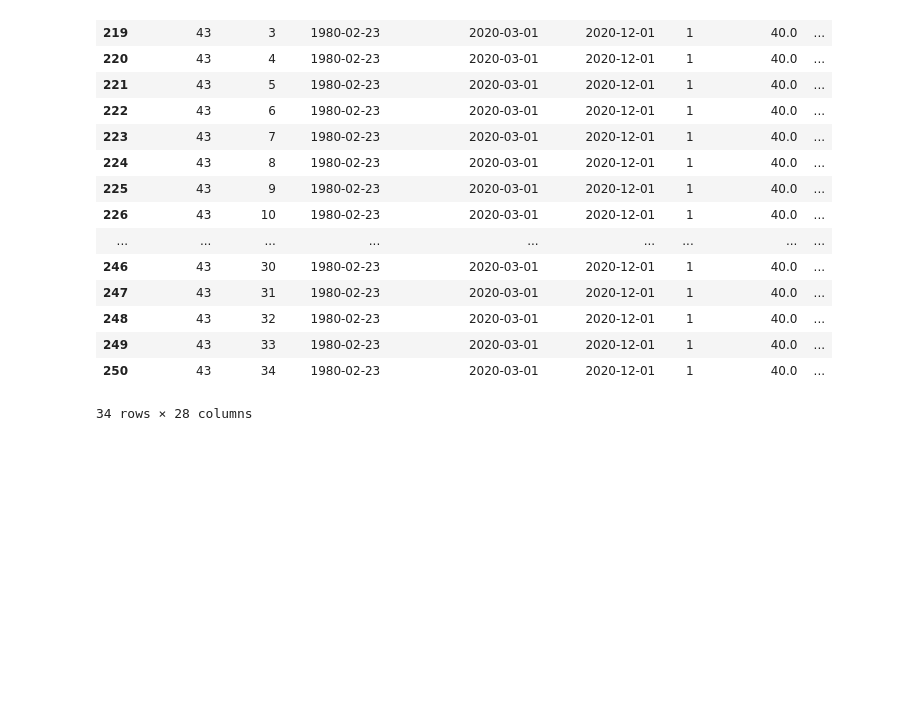
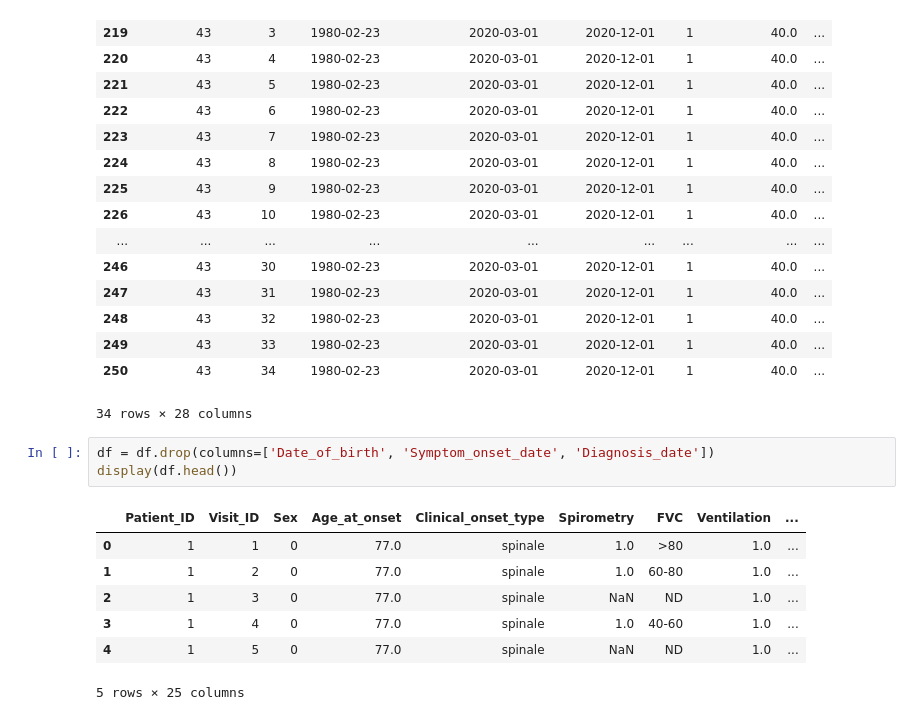
Before and after one commit to FaridRash/Advance-Statistical-Learnin--Semester-3, a Jupyter notebook: MH/PrePration.ipynb, the cells around one changed output. Drawn from its saved outputs; the diff is of its cells as text; blank space fills up the shorter version.

```diff
--- a/MH/PrePration.ipynb
+++ b/MH/PrePration.ipynb
@@ -50,3 +50,14 @@ display(most_frequent_patient_rows)
 | 249 | 43 | 33 | 1980-02-23 | 2020-03-01 | 2020-12-01 | 1 | 40.0 | ... |
 | 250 | 43 | 34 | 1980-02-23 | 2020-03-01 | 2020-12-01 | 1 | 40.0 | ... |
 34 rows × 28 columns
+# %%
+df = df.drop(columns=['Date_of_birth', 'Symptom_onset_date', 'Diagnosis_date'])
+display(df.head())
+# %% [output]
+|  | Patient_ID | Visit_ID | Sex | Age_at_onset | Clinical_onset_type | Spirometry | FVC | Ventilation | ... |
+| 0 | 1 | 1 | 0 | 77.0 | spinale | 1.0 | >80 | 1.0 | ... |
+| 1 | 1 | 2 | 0 | 77.0 | spinale | 1.0 | 60-80 | 1.0 | ... |
+| 2 | 1 | 3 | 0 | 77.0 | spinale | NaN | ND | 1.0 | ... |
+| 3 | 1 | 4 | 0 | 77.0 | spinale | 1.0 | 40-60 | 1.0 | ... |
+| 4 | 1 | 5 | 0 | 77.0 | spinale | NaN | ND | 1.0 | ... |
+5 rows × 25 columns
```
Also changed, not shown: parts of 2 cells of this notebook.
